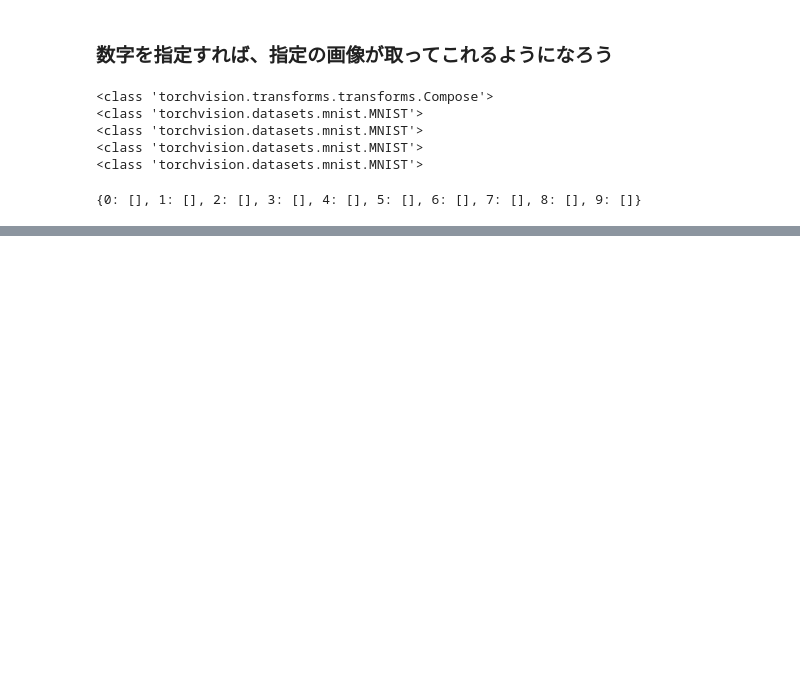
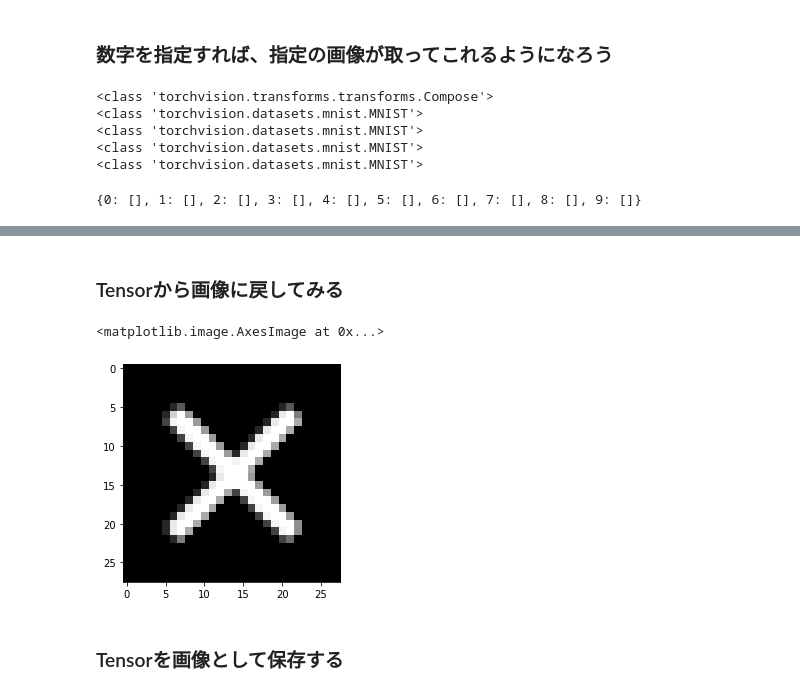
Before and after one commit to zoosecretbase/MNIST_Calculator, a Jupyter notebook: calculator/calculator.ipynb, the cells around one changed output, grey strips where cells are left out. Cells and saved outputs as stored; diff of their text form; code cells hidden in the pictures; blank space fills up the shorter version.

```diff
--- a/calculator/calculator.ipynb
+++ b/calculator/calculator.ipynb
@@ -301,0 +330,15 @@ print(len(MNIST_dict[9]))
+# %%
+img1 = Image.open('img/multiplication28pix.png')
+img1_tensor = torchvision.transforms.functional.to_tensor(img1)
+print(img1_tensor)
+# plt.imshow(np.array(img1), cmap='gray')
+
+img2 = Image.open('img/addition28pix.jpg')
+img2_tensor = torchvision.transforms.functional.to_tensor(img2)
+print(img2_tensor)
+# plt.imshow(np.array(img2), cmap='gray')
+
+img3 = Image.open('img/equal28pix.jpg')
+img3_tensor = torchvision.transforms.functional.to_tensor(img3)
+print(img3_tensor)
+# plt.imshow(np.array(img3), cmap='gray')
@@ -301,0 +368,11 @@ print(len(MNIST_dict[9]))
+# %% [markdown]
+### Tensorから画像に戻してみる
+# %%
+img1_PIL = torchvision.transforms.functional.to_pil_image(img1_tensor)
+# img1_PIL.show
+plt.imshow(img1_PIL, cmap='gray')
+# %% [output]
+<matplotlib.image.AxesImage at 0x...>
+[figure, added]
+# %% [markdown]
+### Tensorを画像として保存する
```
Also changed, not shown: parts of 32 cells of this notebook, 7 other files.
